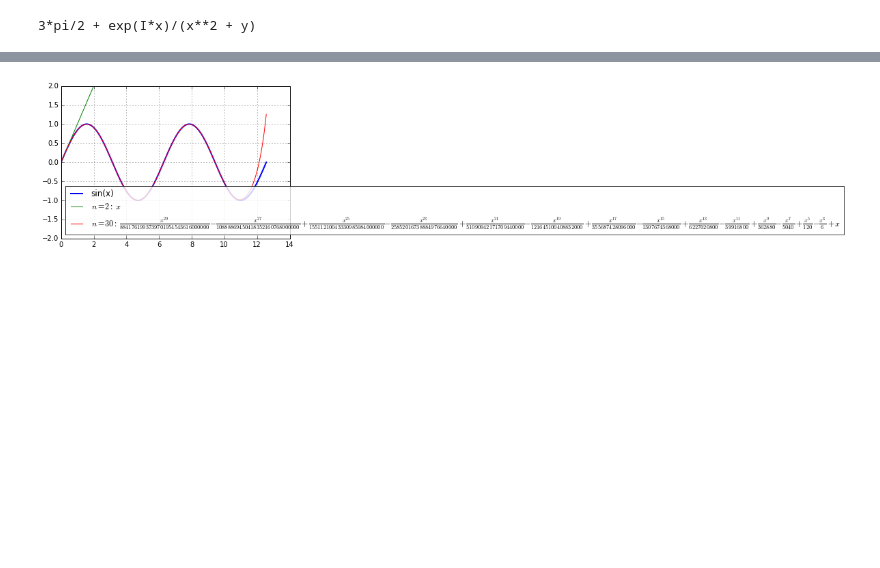
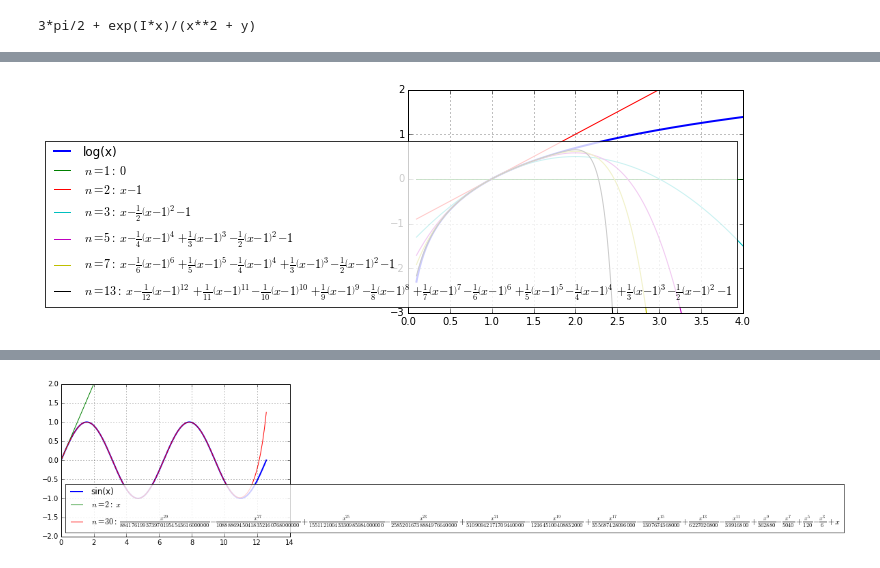
Before and after one commit to robfatland/percival, a Jupyter notebook: IPython Notebooks/Robs Resource Notebook.ipynb, the cells around one changed output, grey strips where cells are left out. Saved outputs shown, nothing was run; the diff lists cells and outputs as text; code cells hidden in the pictures; blank space fills up the shorter version.

```diff
--- a/IPython Notebooks/Robs Resource Notebook.ipynb
+++ b/IPython Notebooks/Robs Resource Notebook.ipynb
@@ -92,0 +137,4 @@ plot_taylor_approximations(sin, 0, [2, 4, 6], (0, 2*pi), (-2,2))
+# %%
+plot_taylor_approximations(ln, 1, [1, 2, 3, 5, 7, 13], (0.1, 4), (-3,2), 300)
+# %% [output]
+[figure, added]
```
Also changed, not shown: parts of 12 cells of this notebook, 4 other files.
